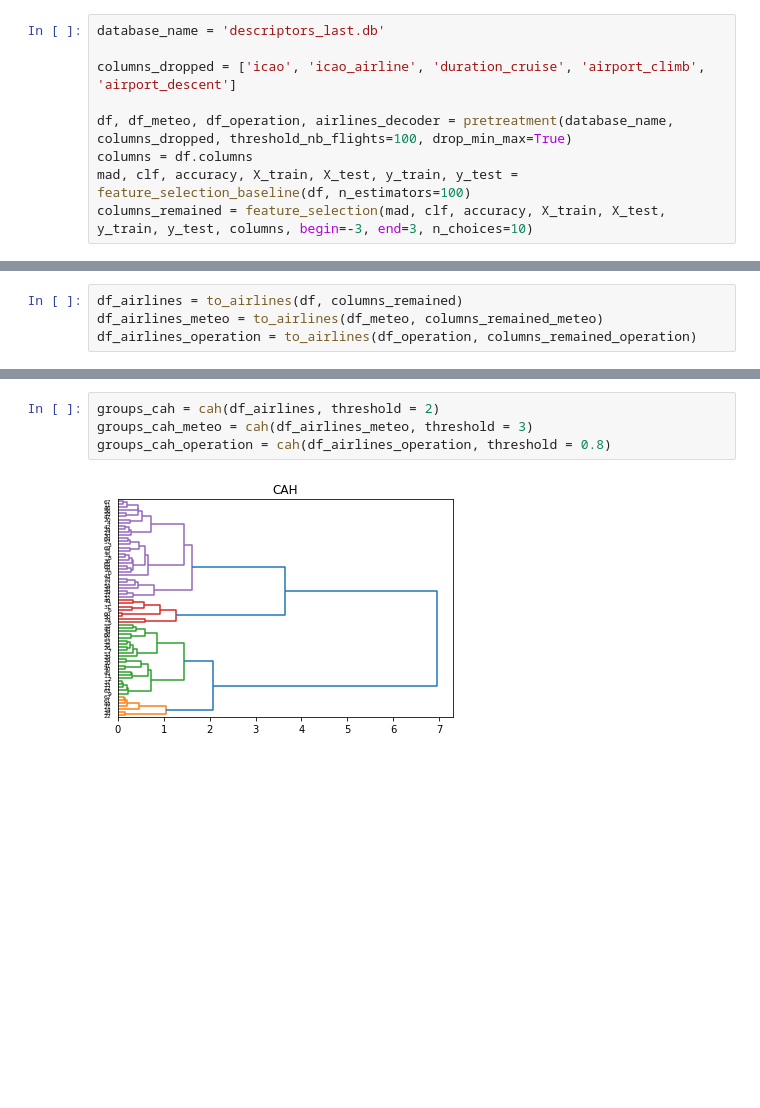
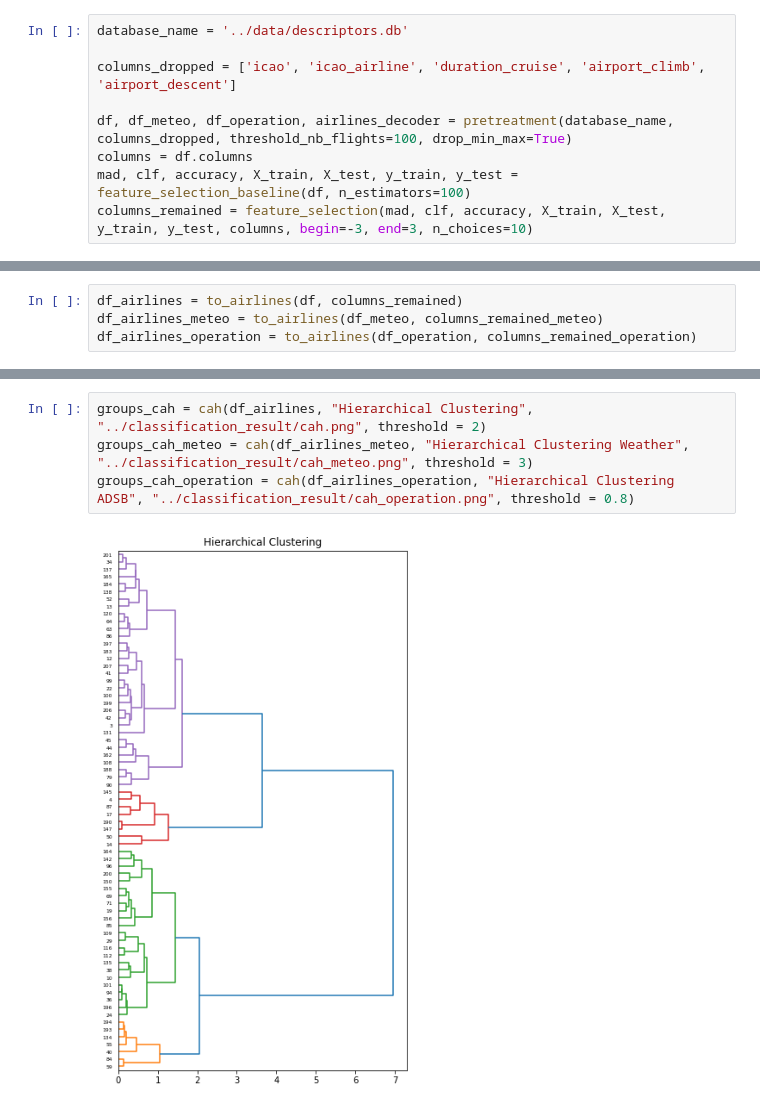
Before and after one commit to JZYoshi/AFDA, a Jupyter notebook: classification/Classification.ipynb, the cells around one changed output, grey strips where cells are left out. Cells and saved outputs as stored; diff of their text form; blank space fills up the shorter version.

```diff
--- a/classification/Classification.ipynb
+++ b/classification/Classification.ipynb
@@ -23,7 +23,7 @@ from sklearn.ensemble import GradientBoostingClassifier
 from pretreatment import *
 from cluster import *
 # %%
-database_name = 'descriptors_last.db'
+database_name = '../data/descriptors.db'
 
 columns_dropped = ['icao', 'icao_airline', 'duration_cruise', 'airport_climb', 'airport_descent']
 
@@ -77,6 +79,6 @@ Optimal group numbers for operation dataset: 6
 # %%
-groups_cah = cah(df_airlines, threshold = 2)
-groups_cah_meteo = cah(df_airlines_meteo, threshold = 3)
-groups_cah_operation = cah(df_airlines_operation, threshold = 0.8)
+groups_cah = cah(df_airlines, "Hierarchical Clustering", "../classification_result/cah.png", threshold = 2)
+groups_cah_meteo = cah(df_airlines_meteo, "Hierarchical Clustering Weather", "../classification_result/cah_meteo.png", threshold = 3)
+groups_cah_operation = cah(df_airlines_operation, "Hierarchical Clustering ADSB", "../classification_result/cah_operation.png", threshold = 0.8)
 # %% [output]
-[figure, old version]
+[figure, new version]
```
Also changed, not shown: parts of 20 cells of this notebook, 9 other files.
